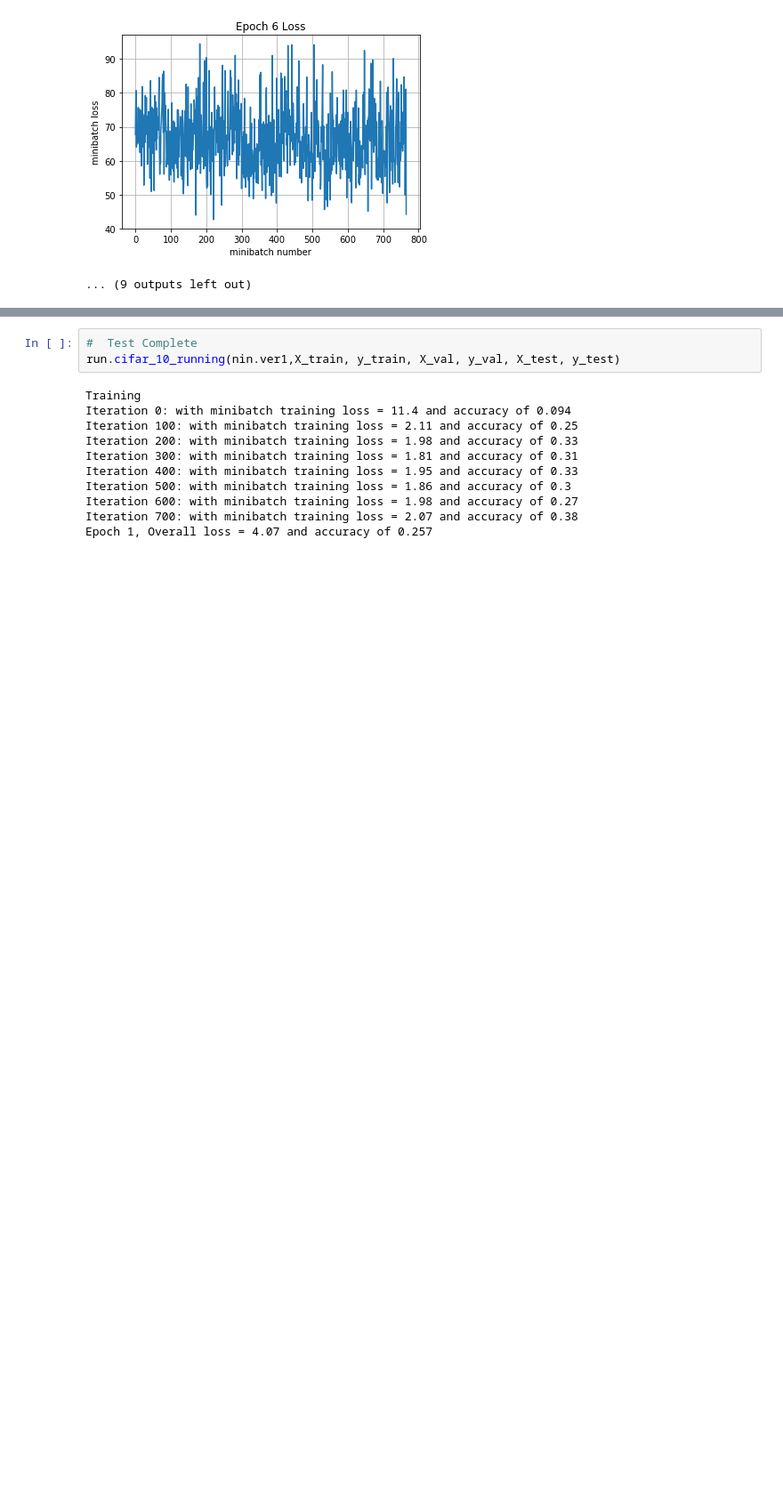
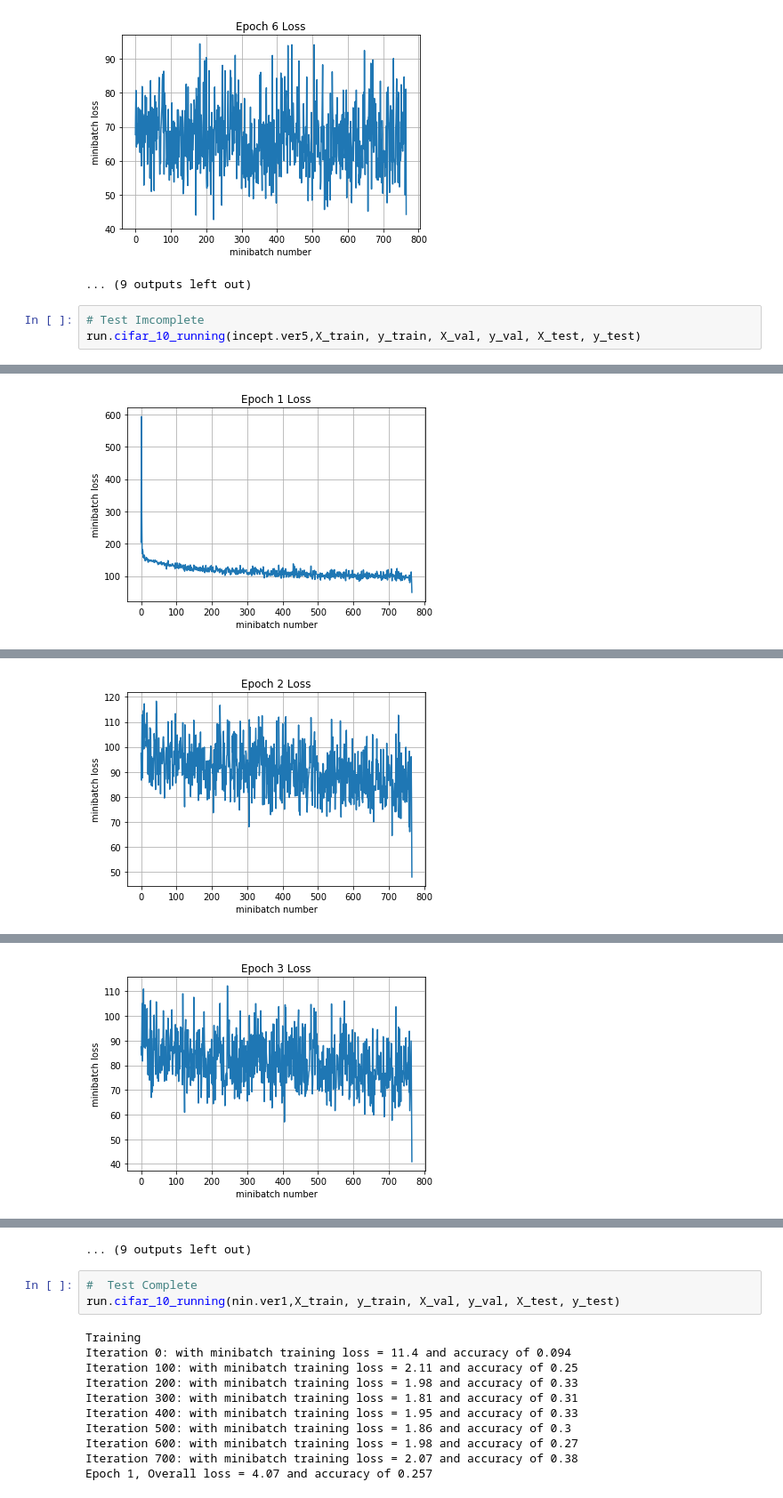
Before and after one commit to pokem1402/cs231n, a Jupyter notebook: Network Test/CIFAR10_test.ipynb, the cells around one changed output, grey strips where cells are left out. Shown at 89% size. Cells and saved outputs as stored; diff of their text form; blank space fills up the shorter version.

```diff
--- a/Network Test/CIFAR10_test.ipynb
+++ b/Network Test/CIFAR10_test.ipynb
@@ -342,3 +345,7 @@ Iteration 4500: with minibatch training loss = 1.1 and accuracy of 0.67
 Epoch 6, Overall loss = 1.04 and accuracy of 0.632
 [figure]
 ... (9 outputs left out)
+# %%
+# Test Imcomplete
+run.cifar_10_running(incept.ver5,X_train, y_train, X_val, y_val, X_test, y_test)
+# %% [output]
@@ -344,0 +362 @@ Epoch 6, Overall loss = 1.04 and accuracy of 0.632
+[figure, added]
@@ -344,0 +372 @@ Epoch 6, Overall loss = 1.04 and accuracy of 0.632
+[figure, added]
@@ -344,0 +381 @@ Epoch 6, Overall loss = 1.04 and accuracy of 0.632
+[figure, added]
@@ -345,3 +411,4 @@ Epoch 6, Overall loss = 1.04 and accuracy of 0.632
+... (9 outputs left out)
 # %%
 #  Test Complete
 run.cifar_10_running(nin.ver1,X_train, y_train, X_val, y_val, X_test, y_test)
```
Also changed, not shown: parts of 2 cells of this notebook, 3 other files.
